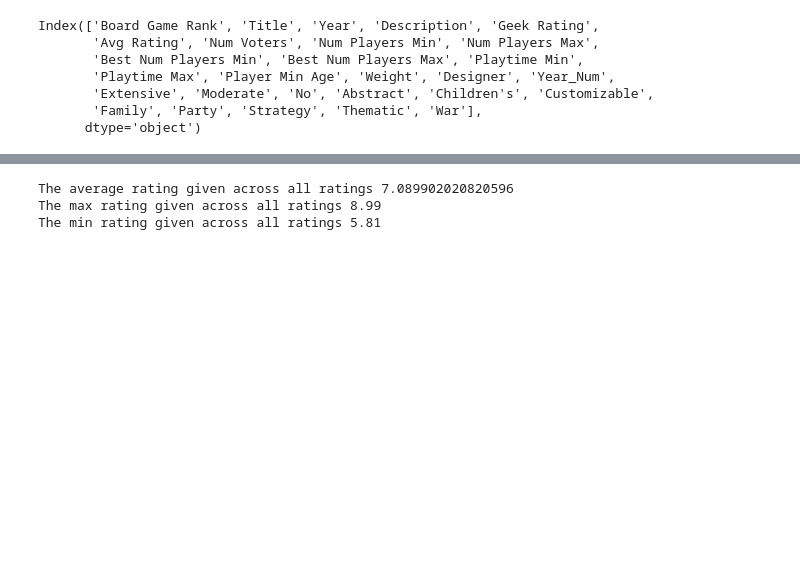
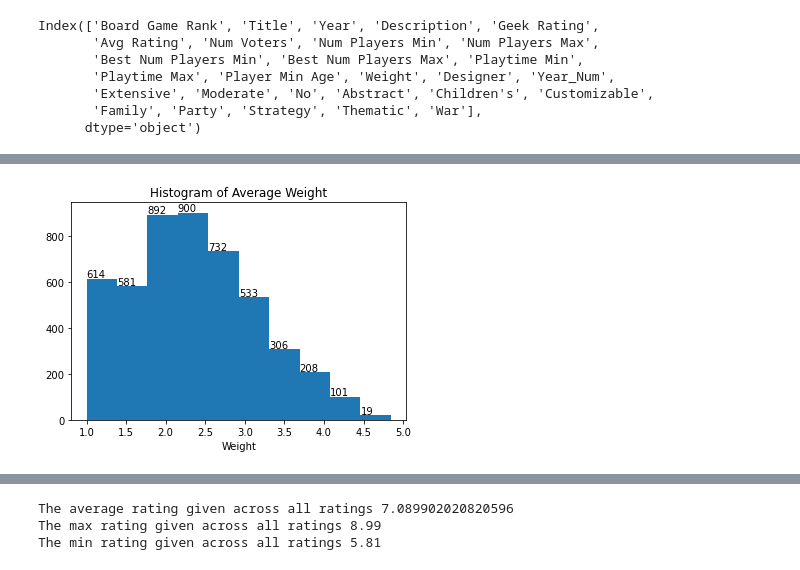
Before and after one commit to martaferrer/Boardgames, a Jupyter notebook: boardgames_data_analysis.ipynb, the cells around one changed output, grey strips where cells are left out. Saved outputs shown, nothing was run; the diff lists cells and outputs as text; code cells hidden in the pictures; blank space fills up the shorter version.

```diff
--- a/boardgames_data_analysis.ipynb
+++ b/boardgames_data_analysis.ipynb
@@ -376,0 +480,5 @@ df_all_num.to_pickle("Boardgame//data//boardgame_data_clean.pkl")
+# %%
+plt.title('Histogram of Average Weight')
+plot_histogram(df['Weight'])
+# %% [output]
+[figure, added]
```
Also changed, not shown: parts of 41 cells of this notebook.
